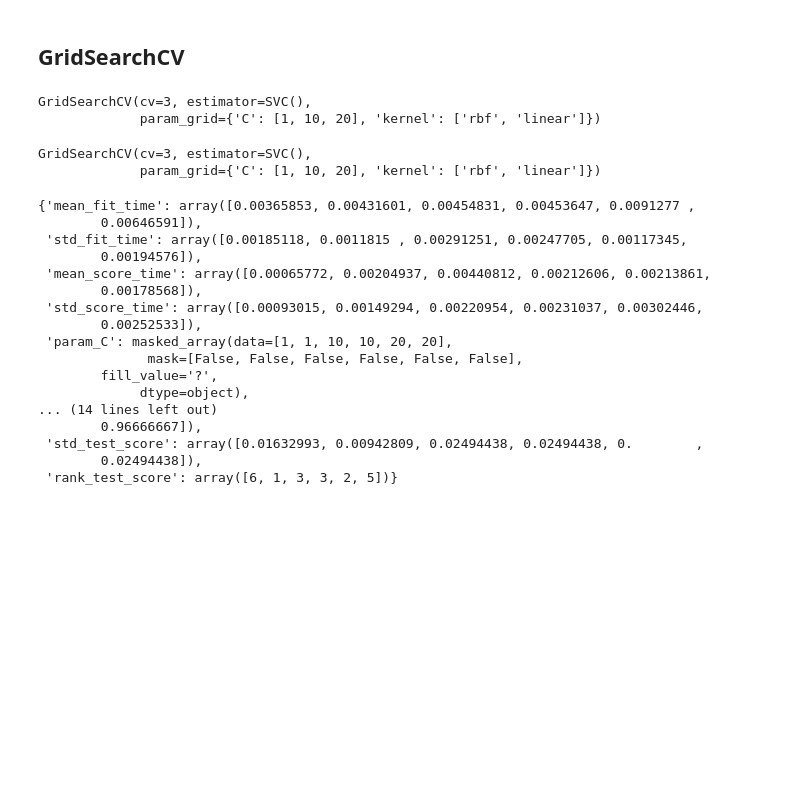
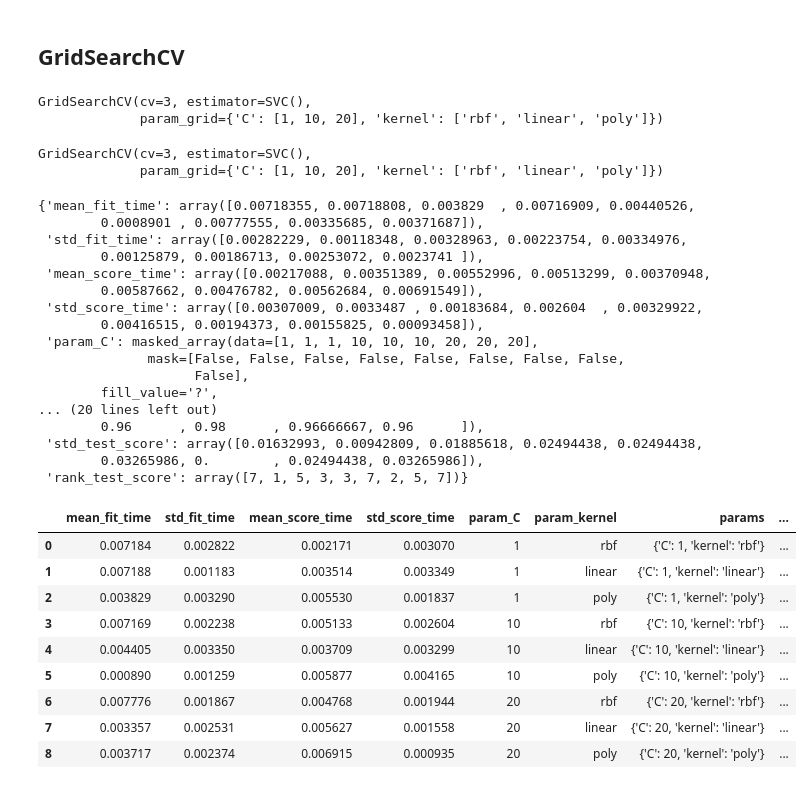
Before and after one commit to tejas40/Data_science, a Jupyter notebook: 5_Machine_learning/Classfication/9_1_GridsearchCV.ipynb, the cells around one changed output. Saved outputs shown, nothing was run; the diff lists cells and outputs as text; code cells hidden in the pictures; blank space fills up the shorter version.

```diff
--- a/5_Machine_learning/Classfication/9_1_GridsearchCV.ipynb
+++ b/5_Machine_learning/Classfication/9_1_GridsearchCV.ipynb
@@ -103,34 +103,49 @@ linear - 20 : 0.9666666666666667
 # %%
 from sklearn.model_selection import GridSearchCV
 # %%
-clf = GridSearchCV(SVC(gamma='scale'), {'kernel':['rbf','linear'], 'C':[1,10,20]}, cv=3 )
+clf = GridSearchCV(SVC(gamma='scale'), {'kernel':['rbf','linear', 'poly'], 'C':[1,10,20]}, cv=3 )
 # %%
 clf
 # %% [output]
 GridSearchCV(cv=3, estimator=SVC(),
-             param_grid={'C': [1, 10, 20], 'kernel': ['rbf', 'linear']})
+             param_grid={'C': [1, 10, 20], 'kernel': ['rbf', 'linear', 'poly']})
 # %%
 clf.fit(X, y)
 # %% [output]
 GridSearchCV(cv=3, estimator=SVC(),
-             param_grid={'C': [1, 10, 20], 'kernel': ['rbf', 'linear']})
+             param_grid={'C': [1, 10, 20], 'kernel': ['rbf', 'linear', 'poly']})
 # %%
 clf.cv_results_
 # %% [output]
-{'mean_fit_time': array([0.00365853, 0.00431601, 0.00454831, 0.00453647, 0.0091277 ,
-        0.00646591]),
- 'std_fit_time': array([0.00185118, 0.0011815 , 0.00291251, 0.00247705, 0.00117345,
-        0.00194576]),
- 'mean_score_time': array([0.00065772, 0.00204937, 0.00440812, 0.00212606, 0.00213861,
-        0.00178568]),
- 'std_score_time': array([0.00093015, 0.00149294, 0.00220954, 0.00231037, 0.00302446,
-        0.00252533]),
- 'param_C': masked_array(data=[1, 1, 10, 10, 20, 20],
-              mask=[False, False, False, False, False, False],
+{'mean_fit_time': array([0.00718355, 0.00718808, 0.003829  , 0.00716909, 0.00440526,
+        0.0008901 , 0.00777555, 0.00335685, 0.00371687]),
+ 'std_fit_time': array([0.00282229, 0.00118348, 0.00328963, 0.00223754, 0.00334976,
+        0.00125879, 0.00186713, 0.00253072, 0.0023741 ]),
+ 'mean_score_time': array([0.00217088, 0.00351389, 0.00552996, 0.00513299, 0.00370948,
+        0.00587662, 0.00476782, 0.00562684, 0.00691549]),
+ 'std_score_time': array([0.00307009, 0.0033487 , 0.00183684, 0.002604  , 0.00329922,
+        0.00416515, 0.00194373, 0.00155825, 0.00093458]),
+ 'param_C': masked_array(data=[1, 1, 1, 10, 10, 10, 20, 20, 20],
+              mask=[False, False, False, False, False, False, False, False,
+                    False],
         fill_value='?',
-             dtype=object),
-... (14 lines left out)
-        0.96666667]),
- 'std_test_score': array([0.01632993, 0.00942809, 0.02494438, 0.02494438, 0.        ,
-        0.02494438]),
- 'rank_test_score': array([6, 1, 3, 3, 2, 5])}
+... (20 lines left out)
+        0.96      , 0.98      , 0.96666667, 0.96      ]),
+ 'std_test_score': array([0.01632993, 0.00942809, 0.01885618, 0.02494438, 0.02494438,
+        0.03265986, 0.        , 0.02494438, 0.03265986]),
+ 'rank_test_score': array([7, 1, 5, 3, 3, 7, 2, 5, 7])}
+# %%
+final = pd.DataFrame(clf.cv_results_ )
+# %%
+final
+# %% [output]
+|  | mean_fit_time | std_fit_time | mean_score_time | std_score_time | param_C | param_kernel | params | ... |
+| 0 | 0.007184 | 0.002822 | 0.002171 | 0.003070 | 1 | rbf | {'C': 1, 'kernel': 'rbf'} | ... |
+| 1 | 0.007188 | 0.001183 | 0.003514 | 0.003349 | 1 | linear | {'C': 1, 'kernel': 'linear'} | ... |
+| 2 | 0.003829 | 0.003290 | 0.005530 | 0.001837 | 1 | poly | {'C': 1, 'kernel': 'poly'} | ... |
+| 3 | 0.007169 | 0.002238 | 0.005133 | 0.002604 | 10 | rbf | {'C': 10, 'kernel': 'rbf'} | ... |
+| 4 | 0.004405 | 0.003350 | 0.003709 | 0.003299 | 10 | linear | {'C': 10, 'kernel': 'linear'} | ... |
+| 5 | 0.000890 | 0.001259 | 0.005877 | 0.004165 | 10 | poly | {'C': 10, 'kernel': 'poly'} | ... |
+| 6 | 0.007776 | 0.001867 | 0.004768 | 0.001944 | 20 | rbf | {'C': 20, 'kernel': 'rbf'} | ... |
+| 7 | 0.003357 | 0.002531 | 0.005627 | 0.001558 | 20 | linear | {'C': 20, 'kernel': 'linear'} | ... |
+| 8 | 0.003717 | 0.002374 | 0.006915 | 0.000935 | 20 | poly | {'C': 20, 'kernel': 'poly'} | ... |
```
Also changed, not shown: parts of 11 cells of this notebook.
